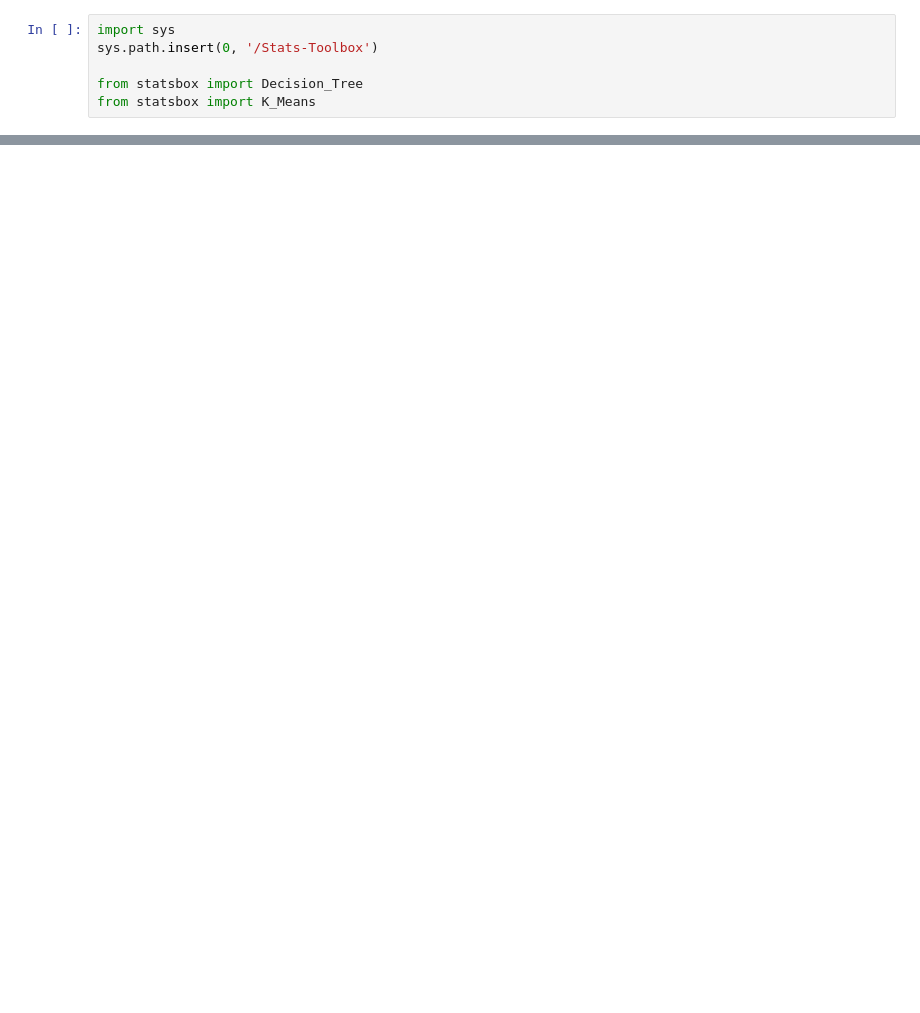
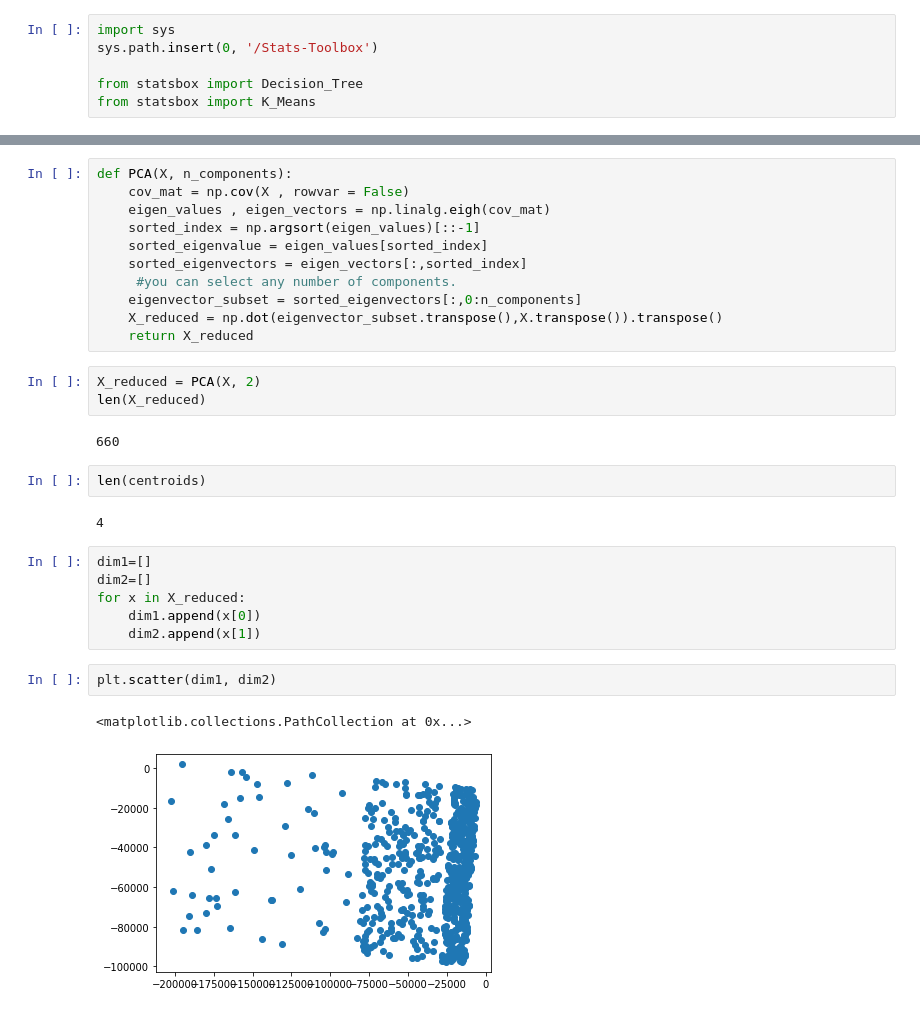
Before and after one commit to abhik-roy/Stats-Toolbox, a Jupyter notebook: Testing and Benchmarking.ipynb, the cells around one changed output, grey strips where cells are left out. Drawn from its saved outputs; the diff is of its cells as text; blank space fills up the shorter version.

```diff
--- a/Testing and Benchmarking.ipynb
+++ b/Testing and Benchmarking.ipynb
@@ -48,0 +113,31 @@ print(kmeans.cluster_centers_)
+# %%
+def PCA(X, n_components):
+    cov_mat = np.cov(X , rowvar = False)
+    eigen_values , eigen_vectors = np.linalg.eigh(cov_mat)
+    sorted_index = np.argsort(eigen_values)[::-1]
+    sorted_eigenvalue = eigen_values[sorted_index]
+    sorted_eigenvectors = eigen_vectors[:,sorted_index]
+     #you can select any number of components.
+    eigenvector_subset = sorted_eigenvectors[:,0:n_components]
+    X_reduced = np.dot(eigenvector_subset.transpose(),X.transpose()).transpose()
+    return X_reduced
+# %%
+X_reduced = PCA(X, 2)
+len(X_reduced)
+# %% [output]
+660
+# %%
+len(centroids)
+# %% [output]
+4
+# %%
+dim1=[]
+dim2=[]
+for x in X_reduced:
+    dim1.append(x[0])
+    dim2.append(x[1])
+# %%
+plt.scatter(dim1, dim2)
+# %% [output]
+<matplotlib.collections.PathCollection at 0x...>
+[figure, added]
```
Also changed, not shown: parts of 17 cells of this notebook, 2 other files.
